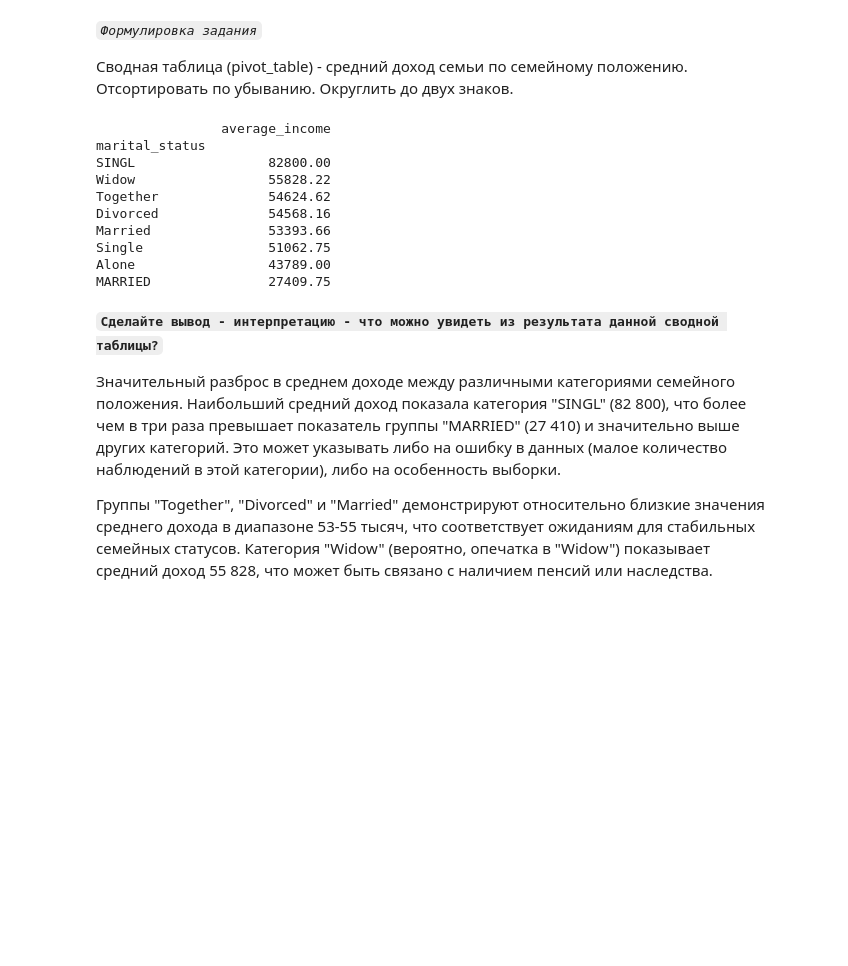
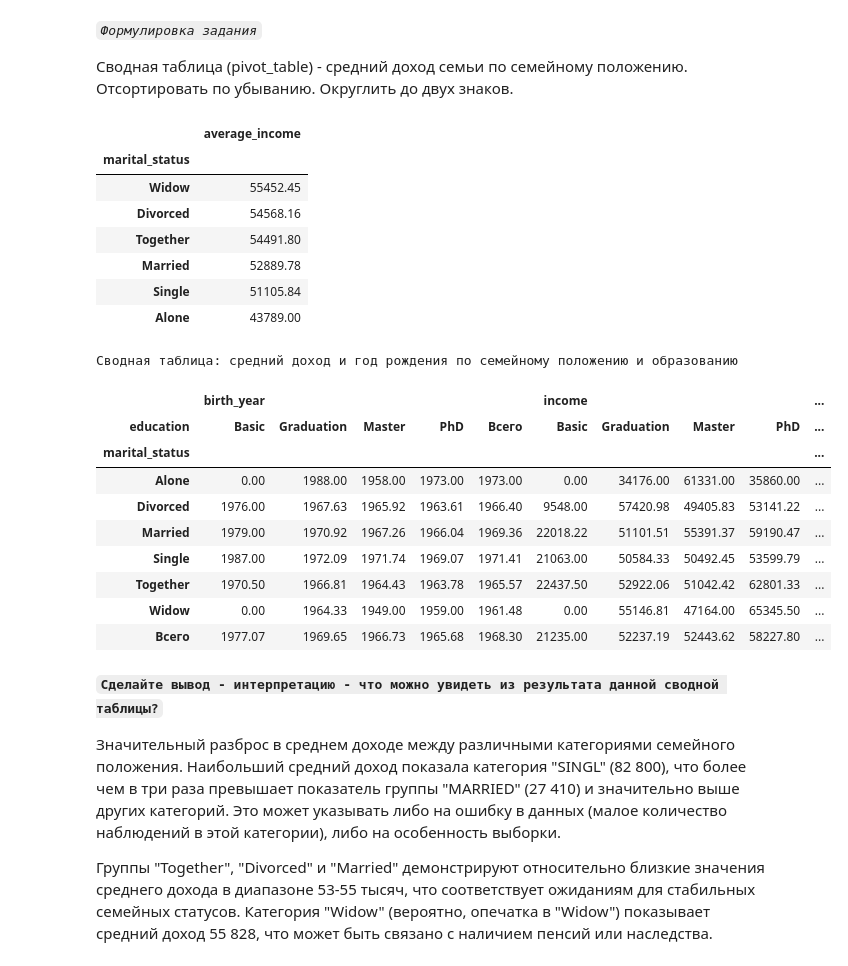
Before and after one commit to VladPl78916/Introduction-to-Data-Analysis-course, a Jupyter notebook: Лабораторная работа №1/ЛР1_Плюснин_14.ipynb, the cells around one changed output. Saved outputs shown, nothing was run; the diff lists cells and outputs as text; code cells hidden in the pictures; blank space fills up the shorter version.

```diff
--- a/Лабораторная работа №1/ЛР1_Плюснин_14.ipynb
+++ b/Лабораторная работа №1/ЛР1_Плюснин_14.ipynb
@@ -293,0 +331,12 @@ if duplicates_count > 0:
+# %%
+marital_duplicates = {
+    'SINGL': 'Single',
+    'MARRIED': 'Married',
+}
+
+df['marital_status'] = df['marital_status'].replace(marital_duplicates)
+
+print("\nУникальные значения в столбце 'marital_status' после исправления:")
+print(df['marital_status'].unique())
+print("\nЧастотность значений в столбце 'marital_status' после исправления:")
+print(df['marital_status'].value_counts())
@@ -562,18 +593,42 @@ income_pivot.rename(columns={'income': 'average_income'}, inplace=True)
 
 income_pivot.sort_values('average_income', ascending=False, inplace=True)
 
-print(income_pivot)
+display(income_pivot)
 # %% [output]
-                average_income
-marital_status
-SINGL                 82800.00
-Widow                 55828.22
-Together              54624.62
-Divorced              54568.16
-Married               53393.66
-Single                51062.75
-Alone                 43789.00
-MARRIED               27409.75
+|  | average_income |
+| marital_status |  |
+| Widow | 55452.45 |
+| Divorced | 54568.16 |
+| Together | 54491.80 |
+| Married | 52889.78 |
+| Single | 51105.84 |
+| Alone | 43789.00 |
+# %%
+income_birth_pivot = pd.pivot_table(
+    df,
+    values=['income', 'birth_year'],  # Анализируемые показатели
+    index='marital_status',           # Группировка по семейному положению (строки)
+    columns='education',              # Дополнительная группировка по образованию (столбцы)
+    aggfunc='mean',
+    fill_value=0,
+    margins=True,
+    margins_name='Всего'
+).round(2)
+
+print("Сводная таблица: средний доход и год рождения по семейному положению и образованию")
+display(income_birth_pivot)
+# %% [output]
+Сводная таблица: средний доход и год рождения по семейному положению и образованию
+|  | birth_year |  |  |  |  | income |  |  |  | ... |
+| education | Basic | Graduation | Master | PhD | Всего | Basic | Graduation | Master | PhD | ... |
+| marital_status |  |  |  |  |  |  |  |  |  | ... |
+| Alone | 0.00 | 1988.00 | 1958.00 | 1973.00 | 1973.00 | 0.00 | 34176.00 | 61331.00 | 35860.00 | ... |
+| Divorced | 1976.00 | 1967.63 | 1965.92 | 1963.61 | 1966.40 | 9548.00 | 57420.98 | 49405.83 | 53141.22 | ... |
+| Married | 1979.00 | 1970.92 | 1967.26 | 1966.04 | 1969.36 | 22018.22 | 51101.51 | 55391.37 | 59190.47 | ... |
+| Single | 1987.00 | 1972.09 | 1971.74 | 1969.07 | 1971.41 | 21063.00 | 50584.33 | 50492.45 | 53599.79 | ... |
+| Together | 1970.50 | 1966.81 | 1964.43 | 1963.78 | 1965.57 | 22437.50 | 52922.06 | 51042.42 | 62801.33 | ... |
+| Widow | 0.00 | 1964.33 | 1949.00 | 1959.00 | 1961.48 | 0.00 | 55146.81 | 47164.00 | 65345.50 | ... |
+| Всего | 1977.07 | 1969.65 | 1966.73 | 1965.68 | 1968.30 | 21235.00 | 52237.19 | 52443.62 | 58227.80 | ... |
 # %% [markdown]
 **`Сделайте вывод - интерпретацию - что можно увидеть из результата данной сводной таблицы?`**
 
```
Also changed, not shown: parts of 23 cells of this notebook.
